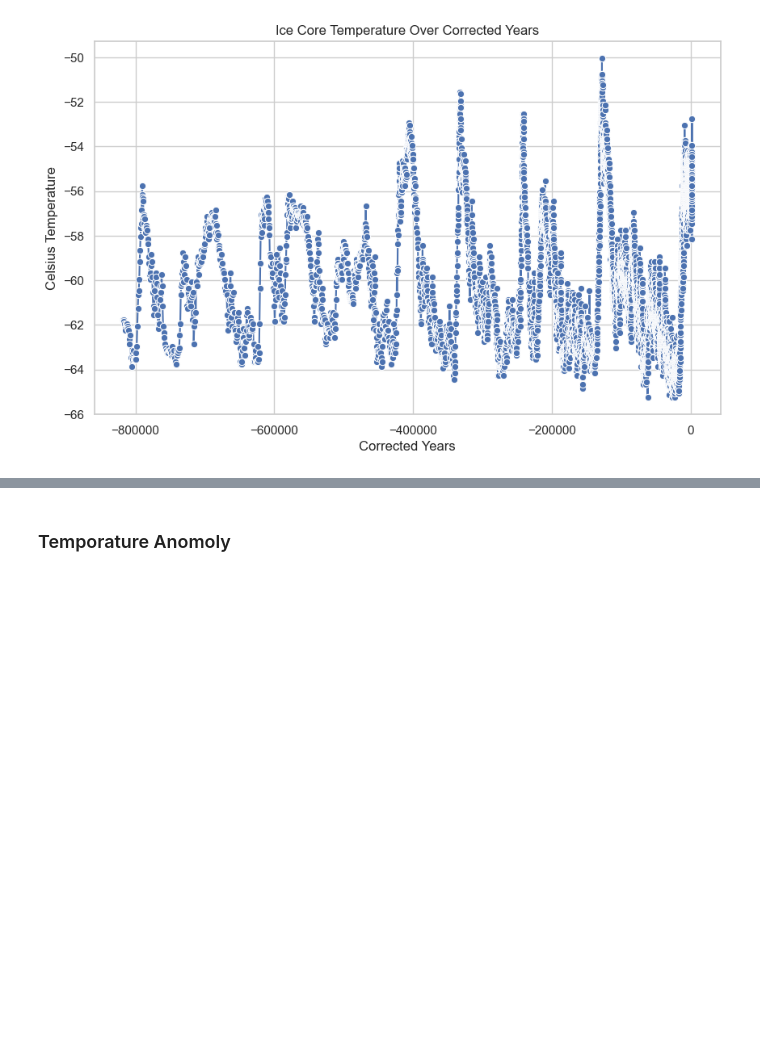
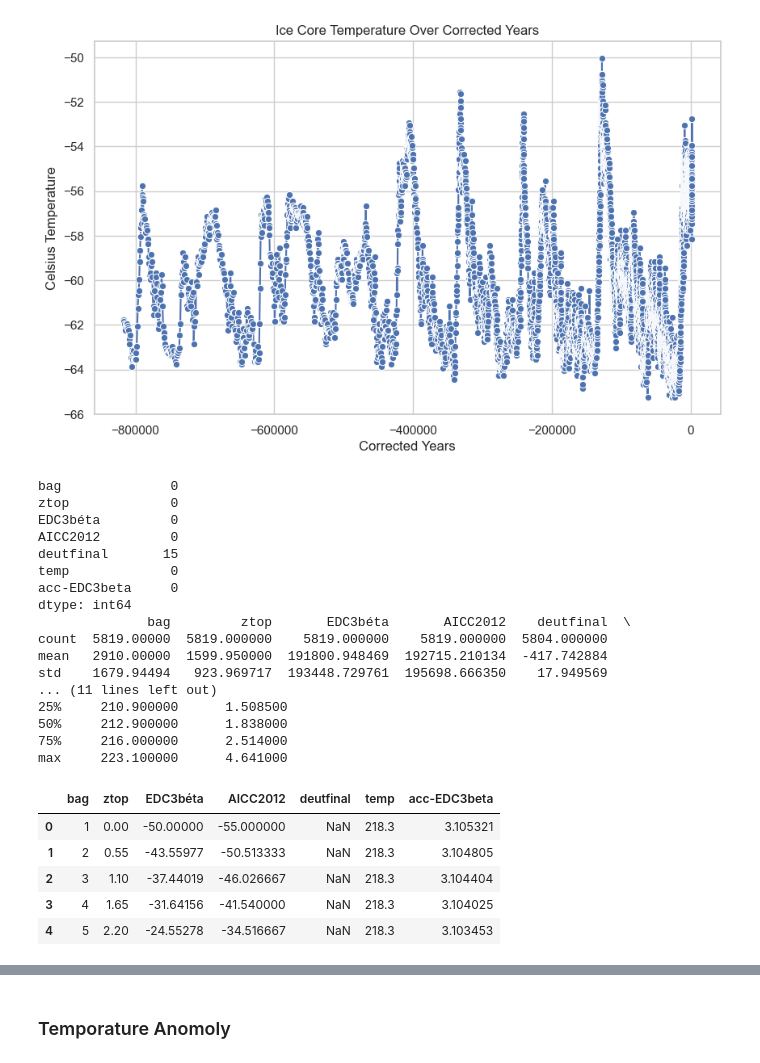
Before and after one commit to Sarahlouhast/Programming-for-Data-Analytics-Project-2, a Jupyter notebook: project.ipynb, the cells around one changed output, grey strips where cells are left out. Cells and saved outputs as stored; diff of their text form; code cells hidden in the pictures; blank space fills up the shorter version.

```diff
--- a/project.ipynb
+++ b/project.ipynb
@@ -419,11 +440,37 @@ plt.show()
 # %% [output]
 [figure]
 # %%
+# bring temp up to date ? above only to 2000
+
 # Specify the path to your Excel file
 file_path = './data/epicaDC.deuttemp.EDC3-AICC.xlsx'
 
 # Read the specified sheet into a Pandas DataFrame
 jouzel_temp = pd.read_excel(file_path)
 print(jouzel_temp.isnull().sum())
 print(jouzel_temp.describe())
-temp.head()
+jouzel_temp.head()
+# %% [output]
+bag              0
+ztop             0
+EDC3béta         0
+AICC2012         0
+deutfinal       15
+temp             0
+acc-EDC3beta     0
+dtype: int64
+              bag         ztop       EDC3béta       AICC2012    deutfinal  \
+count  5819.00000  5819.000000    5819.000000    5819.000000  5804.000000
+mean   2910.00000  1599.950000  191800.948469  192715.210134  -417.742884
+std    1679.94494   923.969717  193448.729761  195698.666350    17.949569
+... (11 lines left out)
+25%     210.900000      1.508500
+50%     212.900000      1.838000
+75%     216.000000      2.514000
+max     223.100000      4.641000
+|  | bag | ztop | EDC3béta | AICC2012 | deutfinal | temp | acc-EDC3beta |
+| 0 | 1 | 0.00 | -50.00000 | -55.000000 | NaN | 218.3 | 3.105321 |
+| 1 | 2 | 0.55 | -43.55977 | -50.513333 | NaN | 218.3 | 3.104805 |
+| 2 | 3 | 1.10 | -37.44019 | -46.026667 | NaN | 218.3 | 3.104404 |
+| 3 | 4 | 1.65 | -31.64156 | -41.540000 | NaN | 218.3 | 3.104025 |
+| 4 | 5 | 2.20 | -24.55278 | -34.516667 | NaN | 218.3 | 3.103453 |
```
Also changed, not shown: parts of 21 cells of this notebook.
